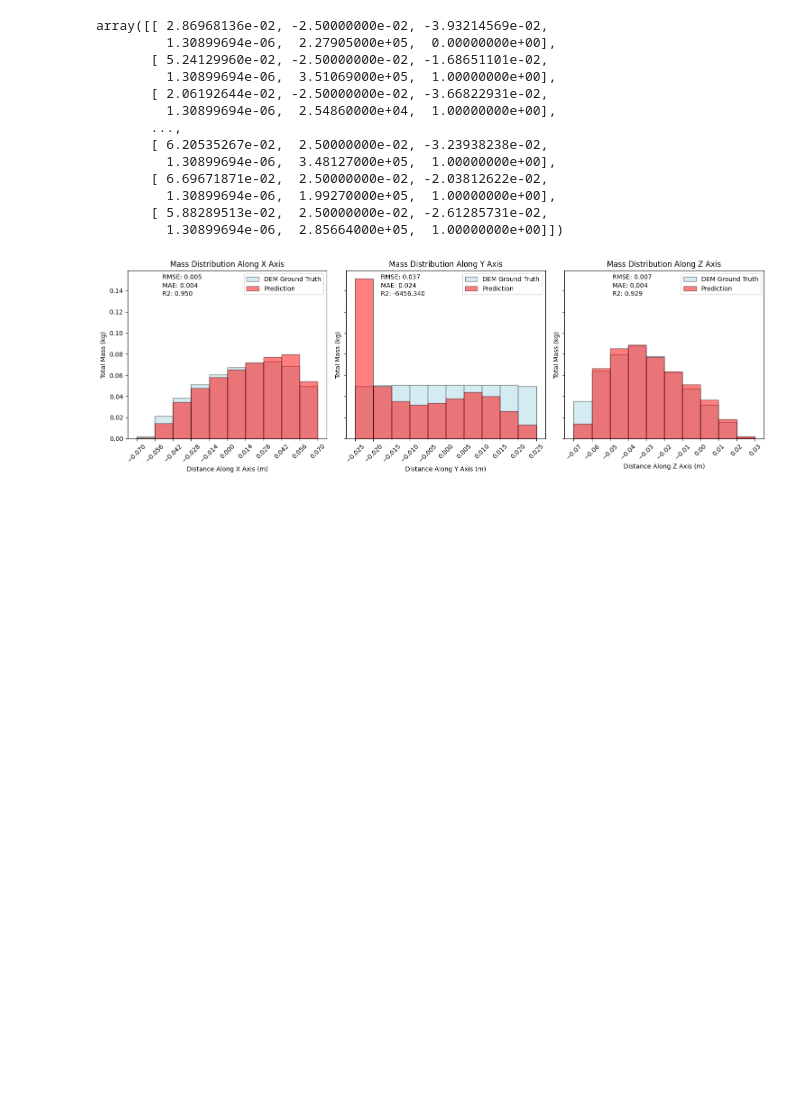
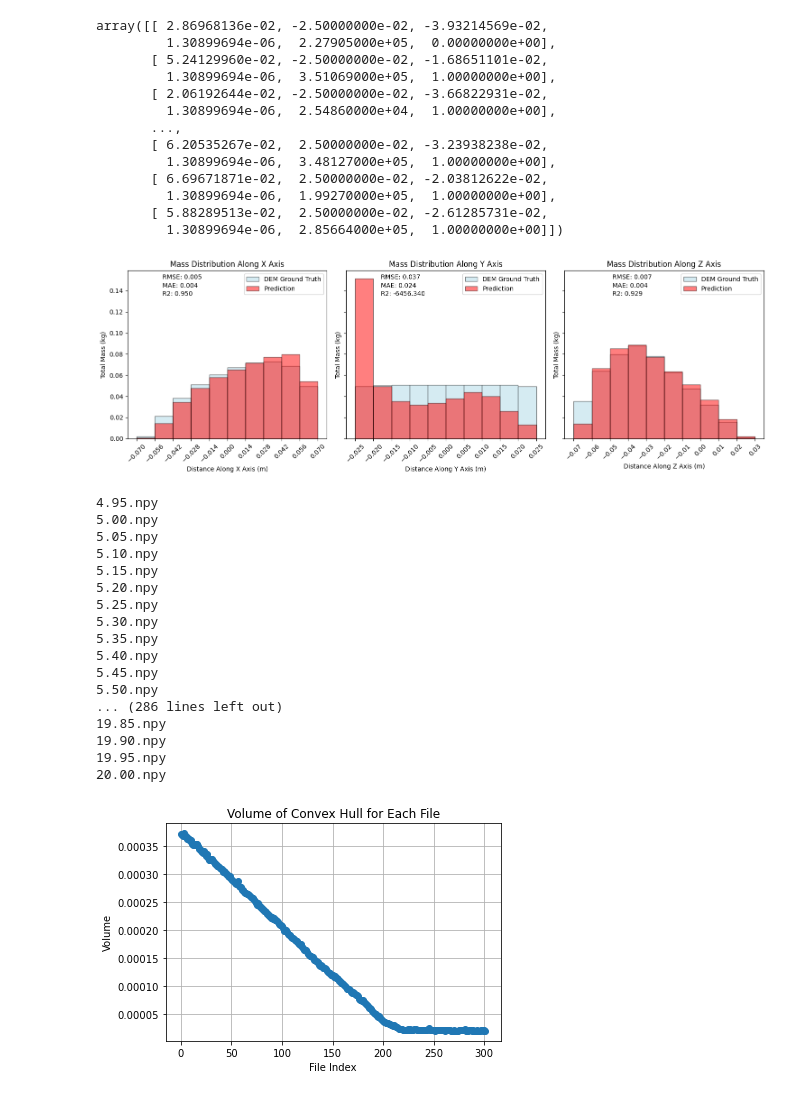
Before and after one commit to elispelis/DEM-Dissertation, a Jupyter notebook: src/density_distribution.ipynb, the cells around one changed output. Drawn from its saved outputs; the diff is of its cells as text; code cells hidden in the pictures; blank space fills up the shorter version.

Commit message:
convex hull volumes and new model

```diff
--- a/src/density_distribution.ipynb
+++ b/src/density_distribution.ipynb
@@ -197,3 +197,52 @@ plt.tight_layout()
 plt.show()
 # %% [output]
 [figure]
+# %%
+from scipy.spatial import ConvexHull
+import os
+
+# Folder containing .npy files
+folder_path = rf"V:\GrNN_EDEM-Sims\{sim_name}_data\Export_Data\RNNSR_plots\23_8_23_sl15_3_5_0.05s_plots_20ep_64batch\timestep_data"
+
+# Function to calculate volume of convex hull
+def calculate_volume(points):
+    hull = ConvexHull(points)
+    return hull.volume
+
+# List to store volumes
+dem_volumes = []
+
+
+timestep_files = [file for file in os.listdir(folder_path) if file.lower().endswith('.npy')]
+
+# Sort the PNG files by name
+timestep_files = sorted(timestep_files, key=lambda x: float(x[:-4]))
+
+# Iterate through .npy files in the folder
+for file_name in timestep_files:
+    print(file_name)
+    file_path = os.path.join(folder_path, file_name)
+    # Load points from .npy file
+    points = np.load(file_path)[:,:3]
+    # Calculate volume and append to list
+    volume = calculate_volume(points)
+    dem_volumes.append(volume)
+# %% [output]
+4.95.npy
+5.00.npy
+5.05.npy
+5.10.npy
+5.15.npy
+5.20.npy
+5.25.npy
+5.30.npy
+5.35.npy
+5.40.npy
+5.45.npy
+5.50.npy
+... (286 lines left out)
+19.85.npy
+19.90.npy
+19.95.npy
+20.00.npy
+[figure, added]
```
Also changed, not shown: parts of 6 cells of this notebook, 3 other files.
